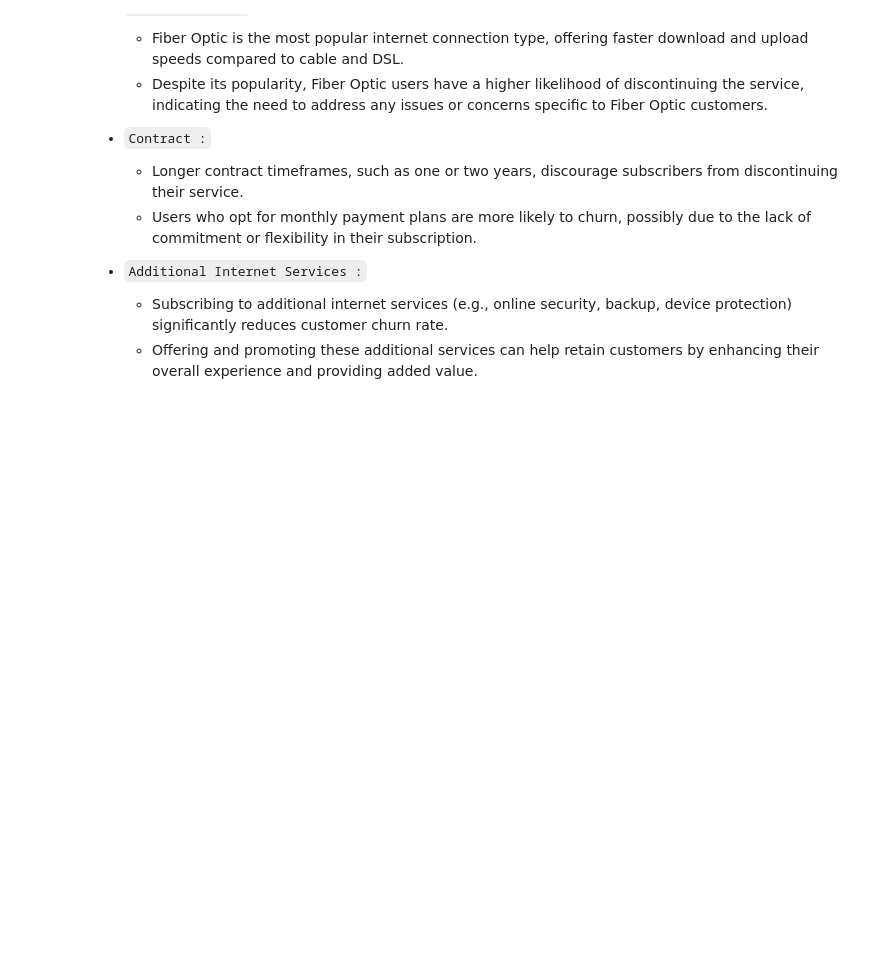
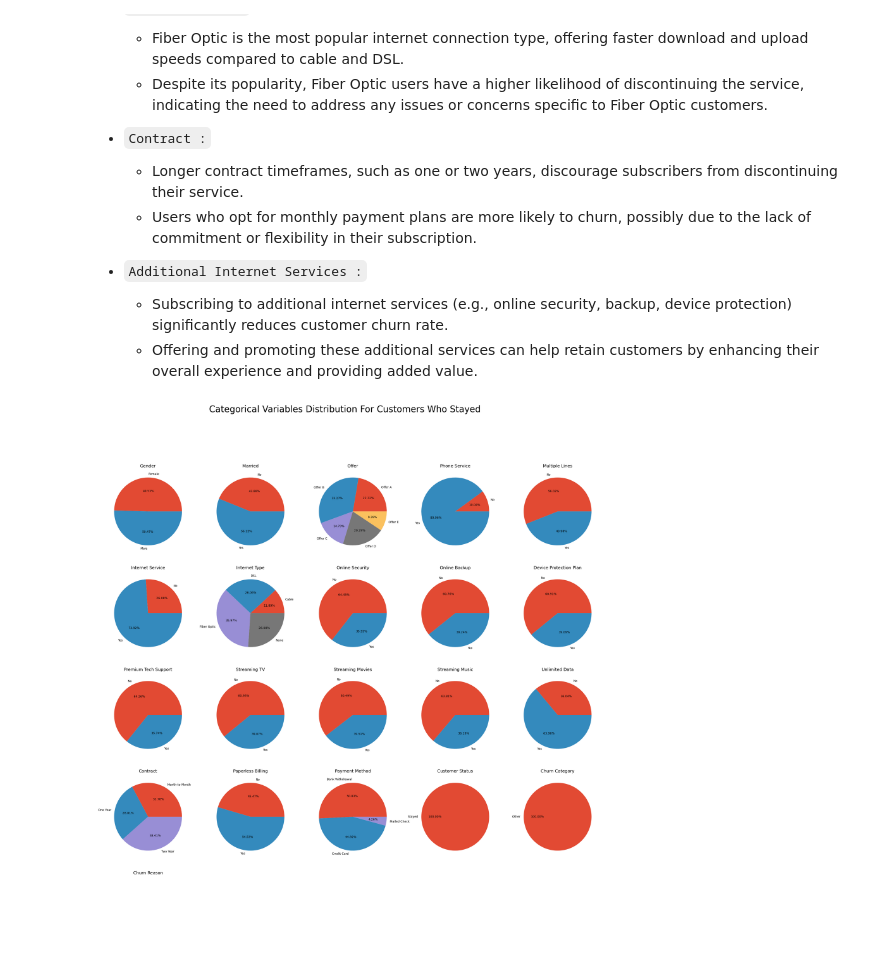
Before and after one commit to bhutto17/Telecom-Churn-Analysis, a Jupyter notebook: Telecom_Churn_Analysis.ipynb, the cells around one changed output. Drawn from its saved outputs; the diff is of its cells as text; code cells hidden in the pictures; blank space fills up the shorter version.

Commit message:
Analyze categorical variables for customers who stayed using pie charts

```diff
--- a/Telecom_Churn_Analysis.ipynb
+++ b/Telecom_Churn_Analysis.ipynb
@@ -371,3 +371,22 @@ for c in churned_cat.columns:
 - `Additional Internet Services :`
   - Subscribing to additional internet services (e.g., online security, backup, device protection) significantly reduces customer churn rate.
   - Offering and promoting these additional services can help retain customers by enhancing their overall experience and providing added value.
+# %%
+df_churned = churned.loc[churned['Customer Status'] == 'Churned']
+df_stayed  = churned.loc[churned['Customer Status'] == 'Stayed']
+# %%
+cat = [column for column in df_stayed.columns if df_stayed[column].nunique() < 10 and df_stayed[column].dtype == "object"]
+df_categ = df_stayed[cat]
+
+fig = plt.figure(figsize=(30, 30))
+
+i = 1
+for c in df_categ.columns:
+    plt.subplot(5, 5, i)
+    ax = df_stayed.groupby([c]).size().plot(kind='pie', autopct='%.2f%%')
+    plt.title(str(c), loc='center')
+    i += 1
+fig.suptitle("Categorical Variables Distribution For Customers Who Stayed", fontsize=30)
+plt.show()
+# %% [output]
+[figure, added]
```
Also changed, not shown: parts of 1 cell of this notebook.
